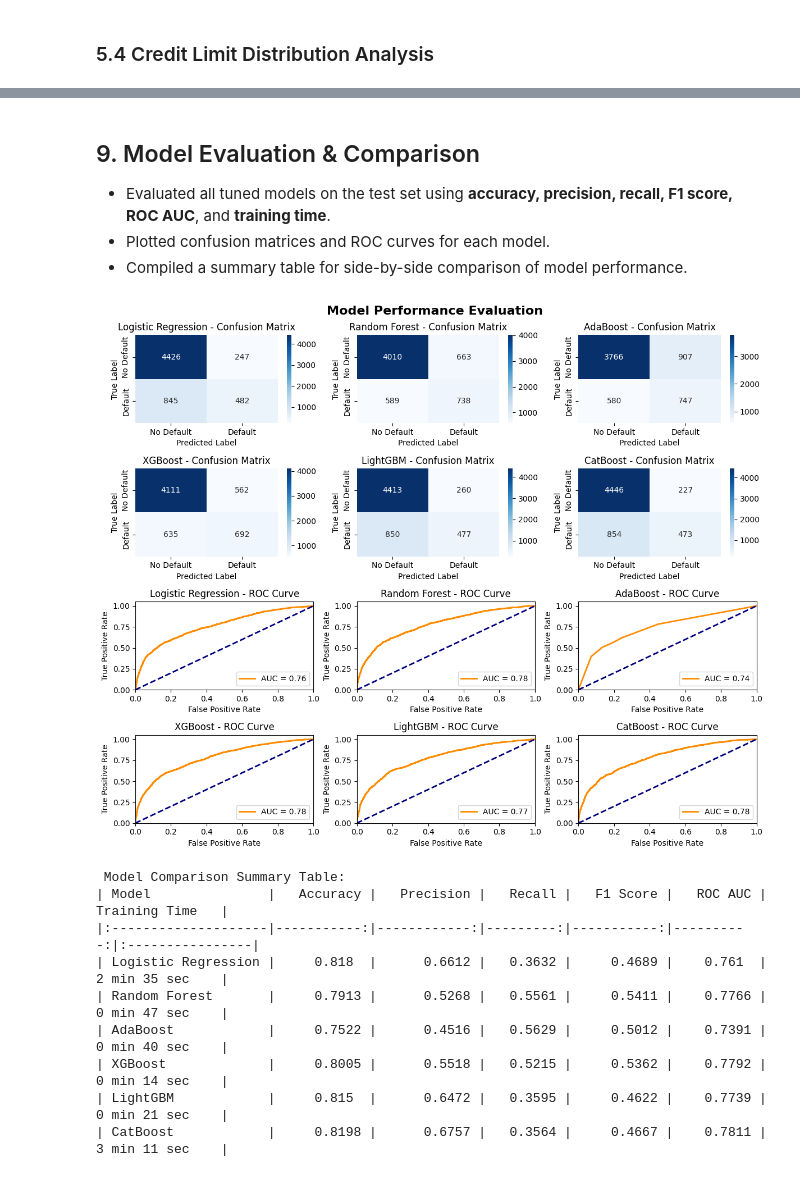
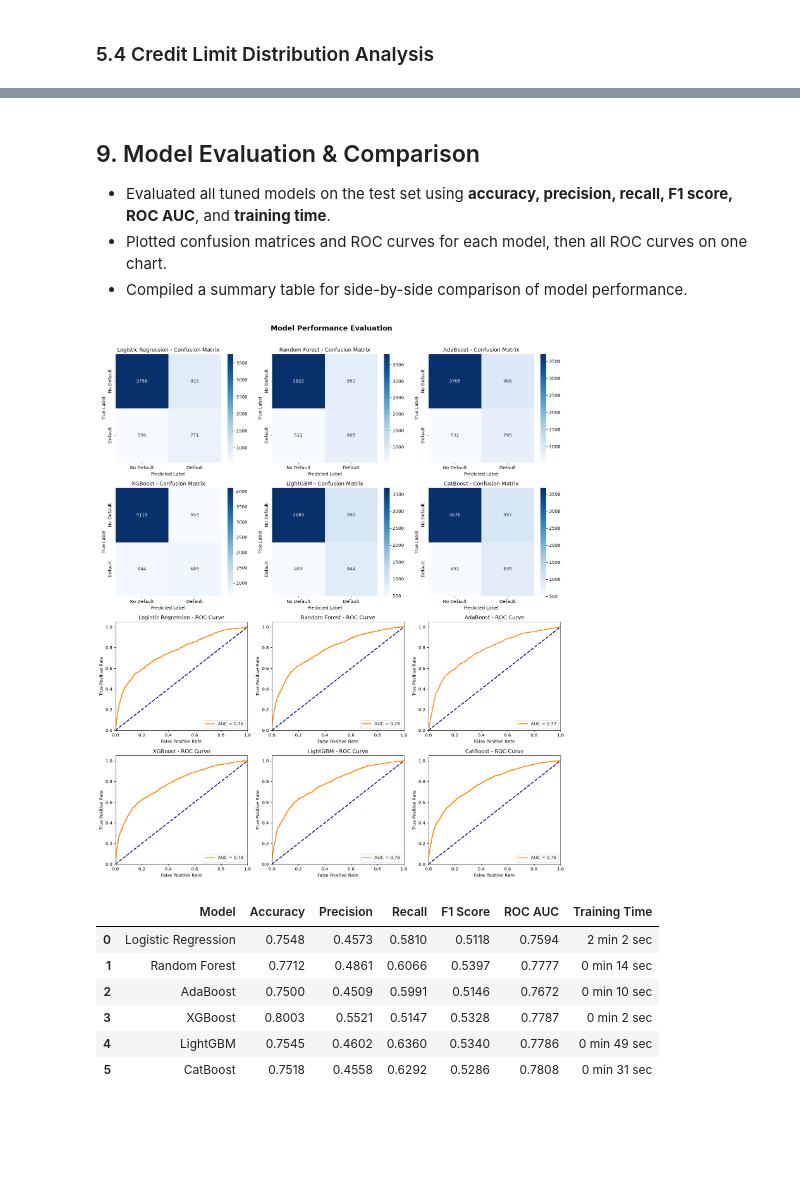
Before and after one commit to Yahlawat/Credit-Card-Default-Prediction, a Jupyter notebook: notebooks/default_prediction.ipynb, the cells around one changed output, grey strips where cells are left out. Drawn from its saved outputs; the diff is of its cells as text; code cells hidden in the pictures; blank space fills up the shorter version.

```diff
--- a/notebooks/default_prediction.ipynb
+++ b/notebooks/default_prediction.ipynb
@@ -557,25 +477,26 @@ Name: proportion, dtype: float64
 # Define a dictionary to store the best models
 best_models = {}
 
-# KFold cross-validation
-kf = KFold(n_splits=5, shuffle=True, random_state=RANDOM_STATE)
+# Stratified K-fold cross-validation
+kf = StratifiedKFold(n_splits=5, shuffle=True, random_state=RANDOM_STATE)
 # %%
 # Define preprocessor
 log_reg_preprocessor = ColumnTransformer([
     ("num", StandardScaler(), num_cols),
-    ("cat", OneHotEncoder(handle_unknown="ignore"), cat_cols)
+    ("cat", OneHotEncoder(handle_unknown="ignore"), cat_cols),
 ])
 
 # Logistic Regression pipeline
 log_reg_pipeline = ImbPipeline([
     ("preprocess", log_reg_preprocessor),
-    ("clf", LogisticRegression(solver="saga", max_iter=1000, random_state=RANDOM_STATE)),
+    ("smote", SMOTE(random_state=RANDOM_STATE)),
+    ("clf", LogisticRegression(solver="saga", max_iter=5000, random_state=RANDOM_STATE)),
 ])
 
 # Hyperparameter space
 log_reg_param_grid = {
     "clf__C": loguniform(1e-3, 10),
-    "clf__penalty": ["l1", "l2"],
+    "clf__l1_ratio": [0, 1],  # 0 = L2, 1 = L1
 }
 
 # RandomizedSearchCV
@@ -594,7 +515,7 @@ log_reg_cv = RandomizedSearchCV(
 print("Training Logistic Regression...")
 start_time = time.time()
 
-log_reg_cv.fit(X_train_resampled, y_train_resampled)
+log_reg_cv.fit(X_train, y_train)
 end_time = time.time()
 duration = end_time - start_time
 
@@ -641,8 +563,10 @@ ROC AUC: 0.7610
 # %%
 # Preprocess
-tree_preprocessor = ColumnTransformer([
-    ("cat", OrdinalEncoder(handle_unknown="use_encoded_value", unknown_value=-1), cat_cols)
-], remainder="passthrough")
+tree_preprocessor = ColumnTransformer(
+    [("cat", OrdinalEncoder(handle_unknown="use_encoded_value", unknown_value=-1), cat_cols)],
+    remainder="passthrough",
+    verbose_feature_names_out=False,
+)
 # %%
 # Model configurations
 model_configs = {
@@ -749,7 +672,7 @@ for model_name, config in model_configs.items():
         random_state=RANDOM_STATE,
     )
 
-    search.fit(X_train, y_train)
+    search.fit(X_train, y_train, **config.get("fit_params", {}))
 
     end_time = time.time()
     duration = end_time - start_time
@@ -786,12 +709,12 @@ CatBoost done. Best F1: 0.4757 | Time: 191.4s
 ## 9. Model Evaluation & Comparison
 
 - Evaluated all tuned models on the test set using **accuracy, precision, recall, F1 score, ROC AUC**, and **training time**.
-- Plotted confusion matrices and ROC curves for each model.
+- Plotted confusion matrices and ROC curves for each model, then all ROC curves on one chart.
 - Compiled a summary table for side-by-side comparison of model performance.
 # %%
 # Results summary
-fig, axes = plt.subplots(4, 3, figsize=(12, 10))
-fig.suptitle("Model Performance Evaluation", fontsize=16, fontweight='bold')
+fig, axes = plt.subplots(4, 3, figsize=(15, 18))
+fig.suptitle("Model Performance Evaluation", fontsize=16, fontweight="bold")
 
 axes = axes.flatten()
 
@@ -821,7 +744,7 @@ for idx, (model_name, model_info) in enumerate(best_models.items()):
         "Recall": round(recall, 4),
         "F1 Score": round(f1, 4),
         "ROC AUC": round(roc_auc, 4),
-        "Training Time": training_time
+        "Training Time": training_time,
     })
 
     # confusion matrix
@@ -829,44 +752,41 @@ for idx, (model_name, model_info) in enumerate(best_models.items()):
 
     sns.heatmap(
         cm,
         annot=True,
         fmt="d",
         cmap="Blues",
         xticklabels=["No Default", "Default"],
         yticklabels=["No Default", "Default"],
-        ax=axes[idx]
+        ax=axes[idx],
     )
     axes[idx].set_title(f"{model_name} - Confusion Matrix")
     axes[idx].set_xlabel("Predicted Label")
     axes[idx].set_ylabel("True Label")
 
     # ROC curve
     roc_idx = idx + len(best_models)
     fpr, tpr, _ = roc_curve(y_test, pred_proba)
     axes[roc_idx].plot(fpr, tpr, color="darkorange", lw=2, label=f"AUC = {roc_auc:.2f}")
     axes[roc_idx].plot([0, 1], [0, 1], color="navy", lw=2, linestyle="--")
     axes[roc_idx].set_xlim([0.0, 1.0])
     axes[roc_idx].set_ylim([0.0, 1.05])
     axes[roc_idx].set_xlabel("False Positive Rate")
     axes[roc_idx].set_ylabel("True Positive Rate")
     axes[roc_idx].set_title(f"{model_name} - ROC Curve")
     axes[roc_idx].legend(loc="lower right")
 
-plt.tight_layout()
+plt.tight_layout(rect=[0, 0, 1, 0.97])
 plt.show()
 
 # Create and display summary DataFrame
 df_metrics = pd.DataFrame(metrics_summary)
-print("\n Model Comparison Summary Table:")
-print(df_metrics.to_markdown(index=False))
+df_metrics
 # %% [output]
-[figure, old version]
+[figure, new version]
- Model Comparison Summary Table:
-| Model               |   Accuracy |   Precision |   Recall |   F1 Score |   ROC AUC | Training Time   |
-|:--------------------|-----------:|------------:|---------:|-----------:|----------:|:----------------|
-| Logistic Regression |     0.818  |      0.6612 |   0.3632 |     0.4689 |    0.761  | 2 min 35 sec    |
-| Random Forest       |     0.7913 |      0.5268 |   0.5561 |     0.5411 |    0.7766 | 0 min 47 sec    |
-| AdaBoost            |     0.7522 |      0.4516 |   0.5629 |     0.5012 |    0.7391 | 0 min 40 sec    |
-| XGBoost             |     0.8005 |      0.5518 |   0.5215 |     0.5362 |    0.7792 | 0 min 14 sec    |
-| LightGBM            |     0.815  |      0.6472 |   0.3595 |     0.4622 |    0.7739 | 0 min 21 sec    |
-| CatBoost            |     0.8198 |      0.6757 |   0.3564 |     0.4667 |    0.7811 | 3 min 11 sec    |
+|  | Model | Accuracy | Precision | Recall | F1 Score | ROC AUC | Training Time |
+| 0 | Logistic Regression | 0.7548 | 0.4573 | 0.5810 | 0.5118 | 0.7594 | 2 min 2 sec |
+| 1 | Random Forest | 0.7712 | 0.4861 | 0.6066 | 0.5397 | 0.7777 | 0 min 14 sec |
+| 2 | AdaBoost | 0.7500 | 0.4509 | 0.5991 | 0.5146 | 0.7672 | 0 min 10 sec |
+| 3 | XGBoost | 0.8003 | 0.5521 | 0.5147 | 0.5328 | 0.7787 | 0 min 2 sec |
+| 4 | LightGBM | 0.7545 | 0.4602 | 0.6360 | 0.5340 | 0.7786 | 0 min 49 sec |
+| 5 | CatBoost | 0.7518 | 0.4558 | 0.6292 | 0.5286 | 0.7808 | 0 min 31 sec |
```
Also changed, not shown: parts of 39 cells of this notebook, 7 other files.
